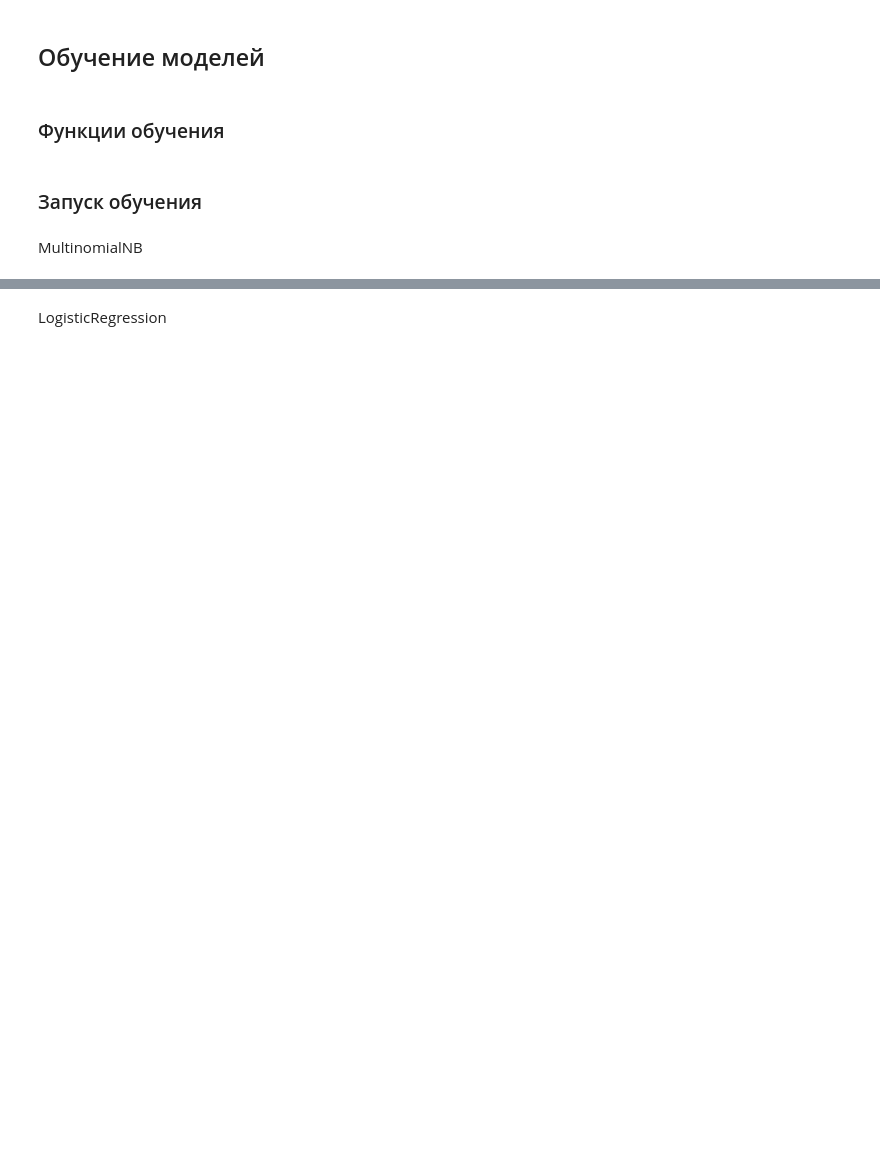
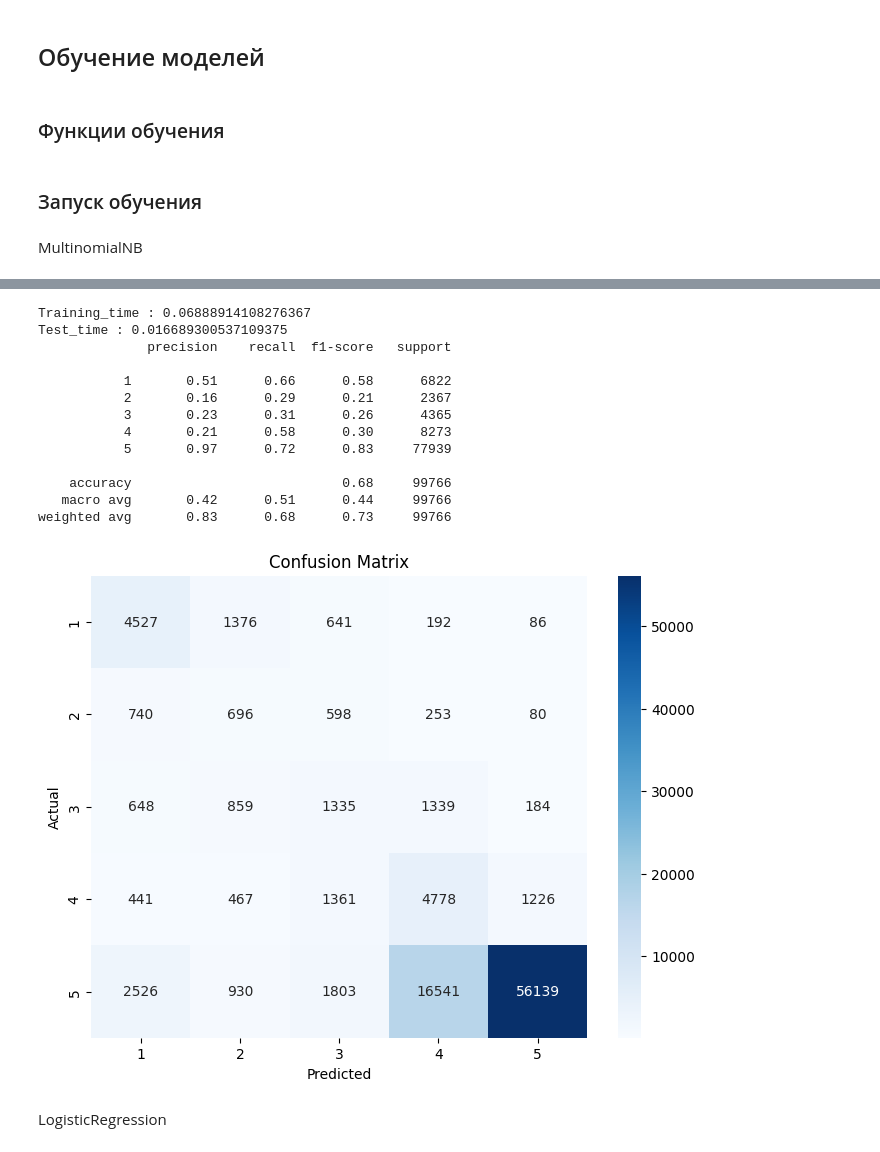
Before and after one commit to anpilove/Sentiment-analysis-Yandex-reviews, a Jupyter notebook: notebooks/2.0-models.ipynb, the cells around one changed output, grey strips where cells are left out. Cells and saved outputs as stored; diff of their text form; code cells hidden in the pictures; blank space fills up the shorter version.

```diff
--- a/notebooks/2.0-models.ipynb
+++ b/notebooks/2.0-models.ipynb
@@ -386,2 +279,22 @@ weighted avg       0.83      0.68      0.73     99766
+# %%
+naive_bayes_b = MultinomialNB()
+
+
+train_ml(naive_bayes_b, X_train_b_tfidf, y_train_b, X_test_tfidf, y_test)
+# %% [output]
+Training_time : 0.06888914108276367
+Test_time : 0.016689300537109375
+              precision    recall  f1-score   support
+
+           1       0.51      0.66      0.58      6822
+           2       0.16      0.29      0.21      2367
+           3       0.23      0.31      0.26      4365
+           4       0.21      0.58      0.30      8273
+           5       0.97      0.72      0.83     77939
+
+    accuracy                           0.68     99766
+   macro avg       0.42      0.51      0.44     99766
+weighted avg       0.83      0.68      0.73     99766
+[figure, added]
 # %% [markdown]
 LogisticRegression
```
Also changed, not shown: parts of 31 cells of this notebook.
